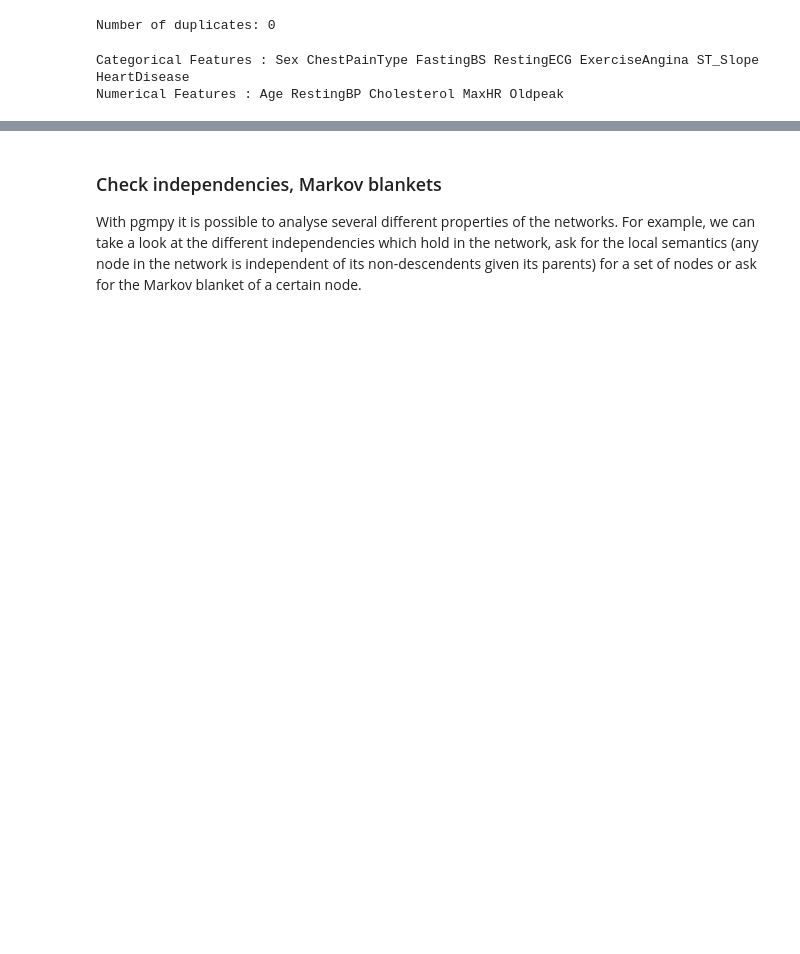
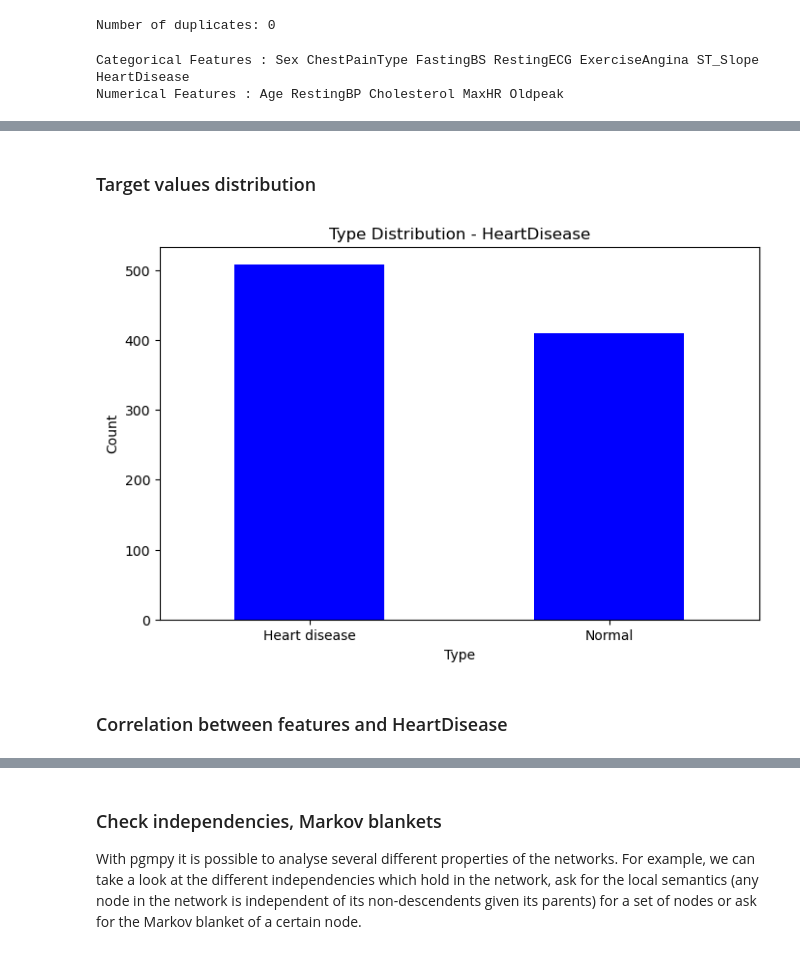
Before and after one commit to maurodore/heart_failure_prediction_bayesian_reasoning, a Jupyter notebook: src/main.ipynb, the cells around one changed output, grey strips where cells are left out. Saved outputs shown, nothing was run; the diff lists cells and outputs as text; code cells hidden in the pictures; blank space fills up the shorter version.

```diff
--- a/src/main.ipynb
+++ b/src/main.ipynb
@@ -436,0 +228,19 @@ Computing CPD (CPT) for hc bdscore model
+# %% [markdown]
+### Target values distribution
+# %%
+type_counts = data['HeartDisease'].value_counts()
+
+mapped_counts = type_counts.rename(index={0: 'Normal', 1: 'Heart disease'})
+
+# Create a bar plot for the type distribution
+plt.figure(figsize=(8, 5))
+mapped_counts.plot(kind='bar', color='blue')
+plt.title('Type Distribution - HeartDisease')
+plt.xlabel('Type')
+plt.ylabel('Count')
+plt.xticks(rotation=0)
+plt.show()
+# %% [output]
+[figure, added]
+# %% [markdown]
+### Correlation between features and HeartDisease
```
Also changed, not shown: parts of 70 cells of this notebook, 8 other files.
